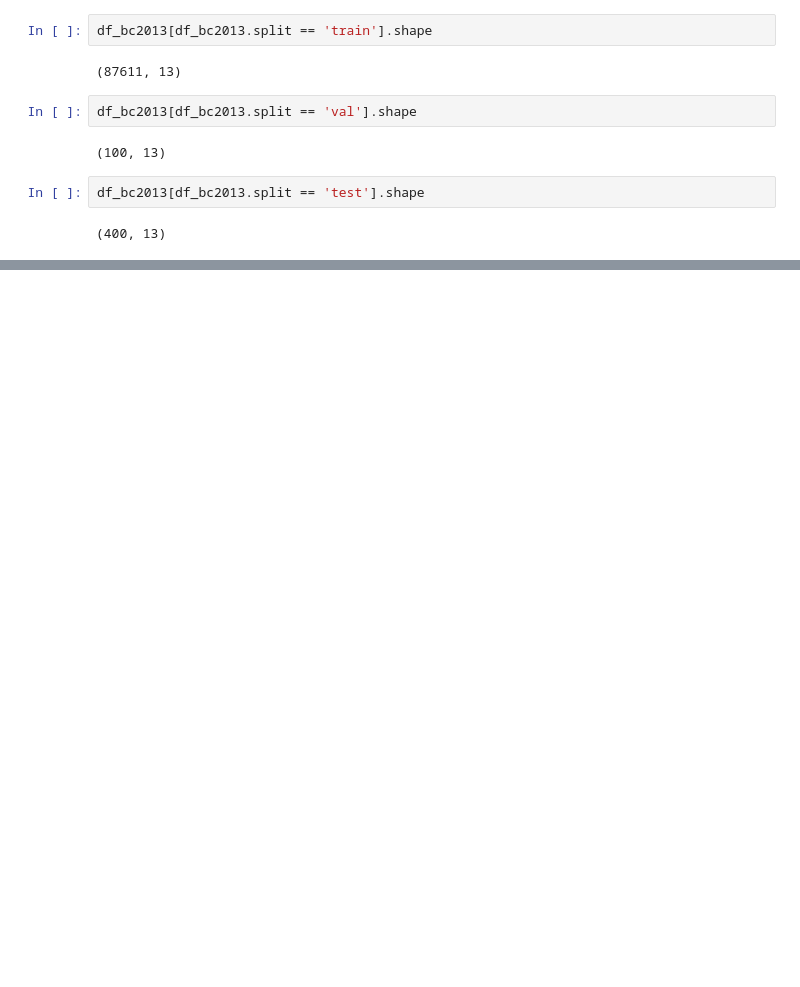
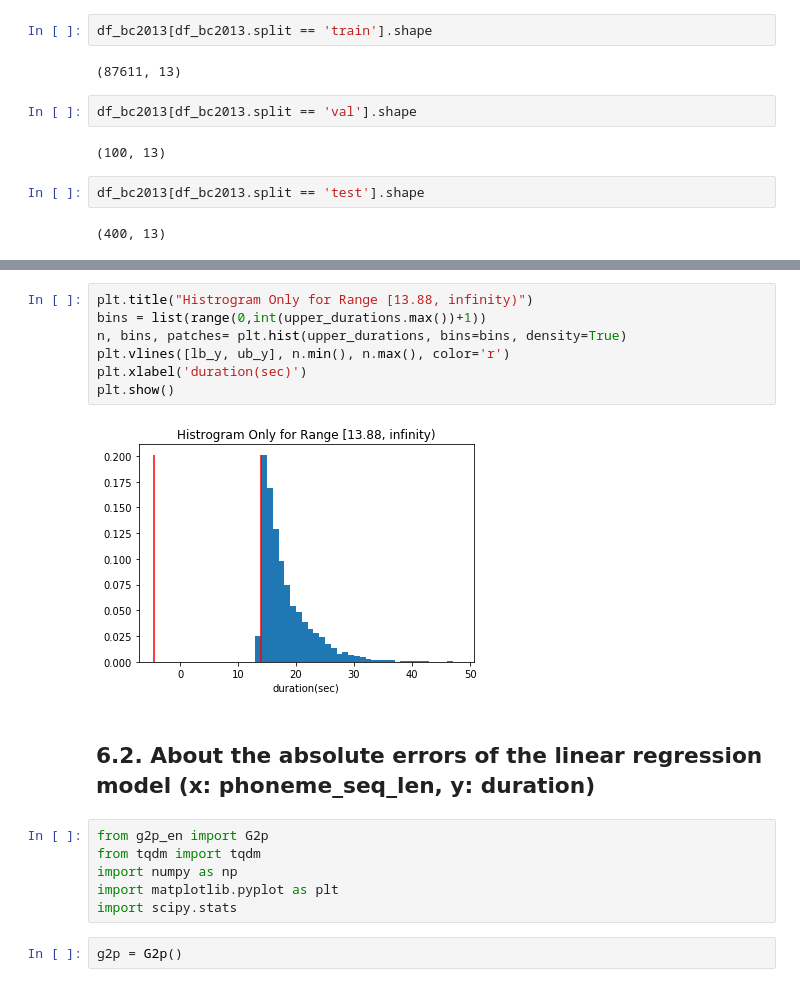
Before and after one commit to sungjae-cho/tacotron2, a Jupyter notebook: dev_ipynb/21_import_BC2013.ipynb, the cells around one changed output, grey strips where cells are left out. Drawn from its saved outputs; the diff is of its cells as text; blank space fills up the shorter version.

```diff
--- a/dev_ipynb/21_import_BC2013.ipynb
+++ b/dev_ipynb/21_import_BC2013.ipynb
@@ -524,0 +587,19 @@ df_bc2013[df_bc2013.split == 'test'].shape
+# %%
+plt.title("Histrogram Only for Range [13.88, infinity)")
+bins = list(range(0,int(upper_durations.max())+1))
+n, bins, patches= plt.hist(upper_durations, bins=bins, density=True)
+plt.vlines([lb_y, ub_y], n.min(), n.max(), color='r')
+plt.xlabel('duration(sec)')
+plt.show()
+# %% [output]
+[figure, added]
+# %% [markdown]
+## 6.2. About the absolute errors of the linear regression model (x: phoneme_seq_len, y: duration)
+# %%
+from g2p_en import G2p
+from tqdm import tqdm
+import numpy as np
+import matplotlib.pyplot as plt
+import scipy.stats
+# %%
+g2p = G2p()
```
Also changed, not shown: parts of 18 cells of this notebook.
